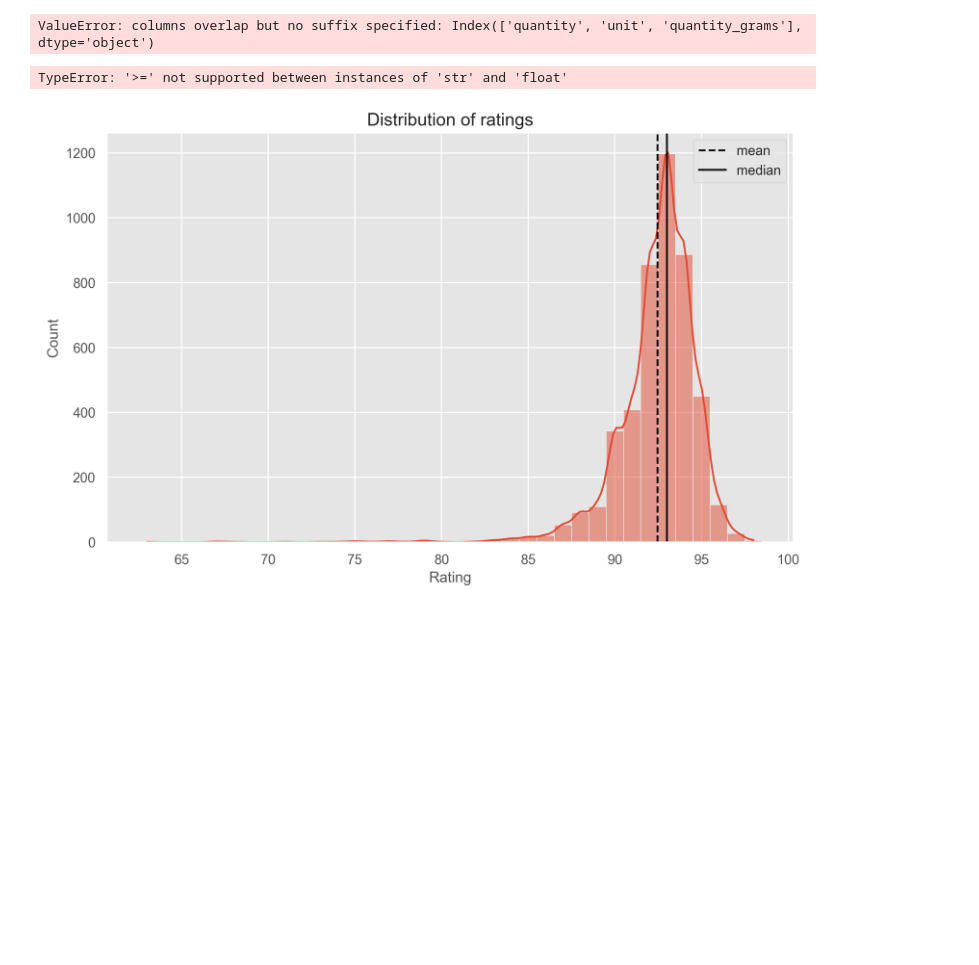
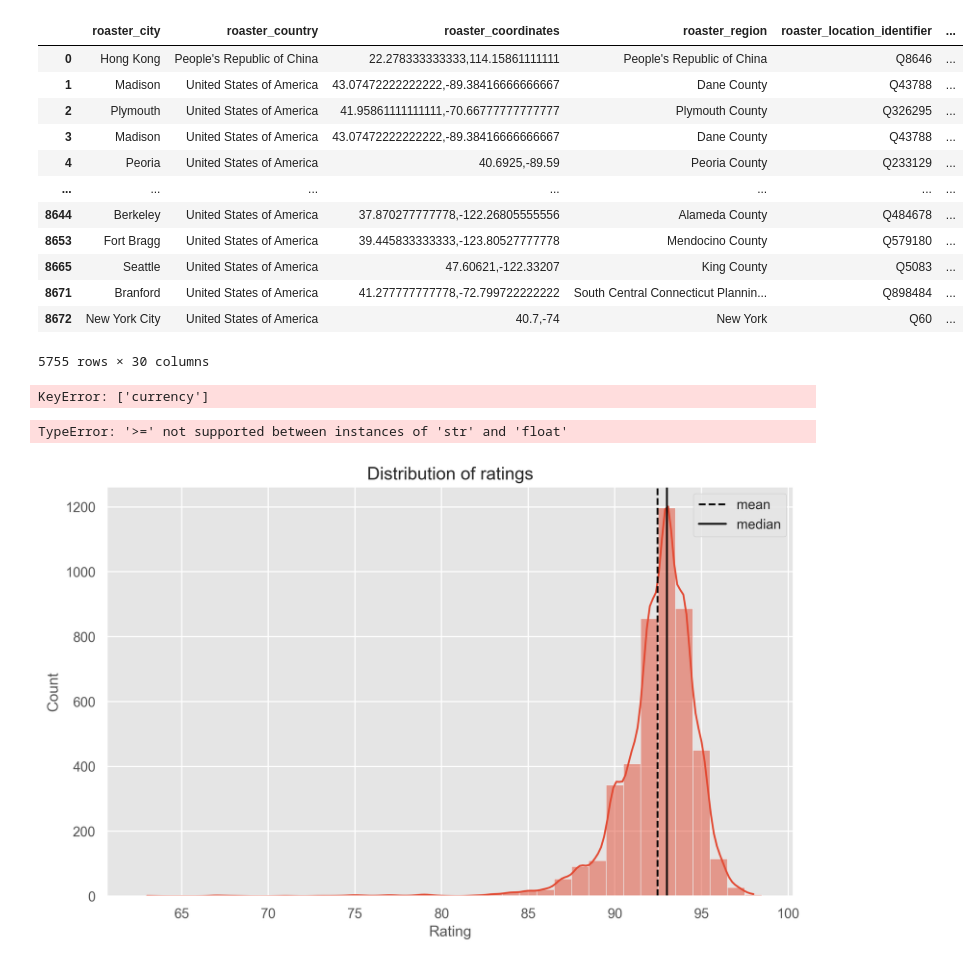
Before and after one commit to tynardone/coffee-reviews-analysis, a Jupyter notebook: roast_EDA.ipynb, the cells around one changed output. Saved outputs shown, nothing was run; the diff lists cells and outputs as text; code cells hidden in the pictures; blank space fills up the shorter version.

```diff
--- a/roast_EDA.ipynb
+++ b/roast_EDA.ipynb
@@ -129,35 +129,52 @@ quantity_unit= (quantity
                 )
                 .astype({'quantity': 'float'})
                 # convert all units to grams
                 .assign(quantity_grams = lambda df_: df_['quantity'] * df_['unit'].map(grams_conversions))
 )
 
 price = (df['est_price']
          .str.split('[/;]', n=1, expand=True)
          .loc[:, 0]
          .str.replace(',', '', regex=False)
          # regex to extract the price from the string
         .str.extract(r'(\d+\.\d+|\d+)')
         .loc[:, 0]
         .astype('float')
         .rename('nominal_price')
 )
 
 currency = (df['est_price']
          .str.split('[/;]', n=1, expand=True)
          .loc[:, 0]
          .str.replace(',', '', regex=False)
          # regex to extract the price from the string
         .str.replace(r'(\d+\.\d+|\d+)', '', regex=True)
         .str.strip()
         .str.replace(' ', '')
         .map(currency_map, na_action='ignore')
         .rename('currency')
 )
 
-df = df.join(quantity_unit, how='left').join(price, how='left').join(currency, how='left')
+def clean_quantity_and_price(df):
+        quantity =
+
+(
+        df.join(quantity_unit, how='left').join(price, how='left').join(currency, how='left')
+)
 # %% [output]
+|  | roaster_city | roaster_country | roaster_coordinates | roaster_region | roaster_location_identifier | ... |
+| 0 | Hong Kong | People's Republic of China | 22.278333333333,114.15861111111 | People's Republic of China | Q8646 | ... |
+| 1 | Madison | United States of America | 43.07472222222222,-89.38416666666667 | Dane County | Q43788 | ... |
+| 2 | Plymouth | United States of America | 41.95861111111111,-70.66777777777777 | Plymouth County | Q326295 | ... |
+| 3 | Madison | United States of America | 43.07472222222222,-89.38416666666667 | Dane County | Q43788 | ... |
+| 4 | Peoria | United States of America | 40.6925,-89.59 | Peoria County | Q233129 | ... |
+| ... | ... | ... | ... | ... | ... | ... |
+| 8644 | Berkeley | United States of America | 37.870277777778,-122.26805555556 | Alameda County | Q484678 | ... |
+| 8653 | Fort Bragg | United States of America | 39.445833333333,-123.80527777778 | Mendocino County | Q579180 | ... |
+| 8665 | Seattle | United States of America | 47.60621,-122.33207 | King County | Q5083 | ... |
+| 8671 | Branford | United States of America | 41.277777777778,-72.799722222222 | South Central Connecticut Plannin... | Q898484 | ... |
+| 8672 | New York City | United States of America | 40.7,-74 | New York | Q60 | ... |
-ValueError: columns overlap but no suffix specified: Index(['quantity', 'unit', 'quantity_grams'], dtype='object')
+5755 rows × 30 columns
 # %%
 with open('data/exchange_rates.json', 'r') as f:
     exchange_rates = json.load(f)
@@ -170,6 +187,8 @@ df = (df
       .assign(review_date = lambda df_: pd.to_datetime(df_['review_date']))
       .round({'price_usd': 2})
 )
+# %% [output]
+KeyError: ['currency']
 # %%
 # Read in CPI data
 def cpi_date(filepath: str) -> pd.DataFrame:
```
Also changed, not shown: 1 other file.
